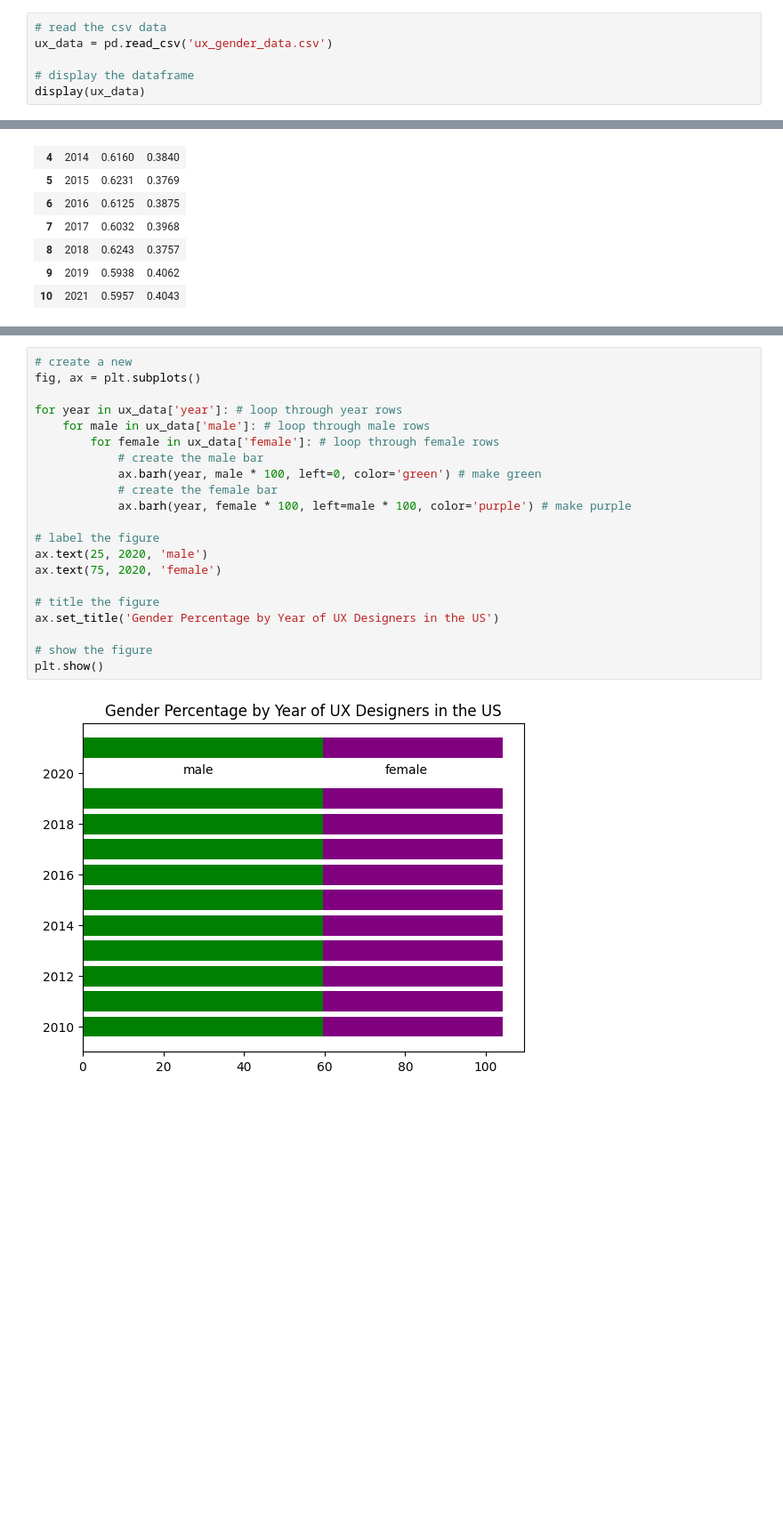
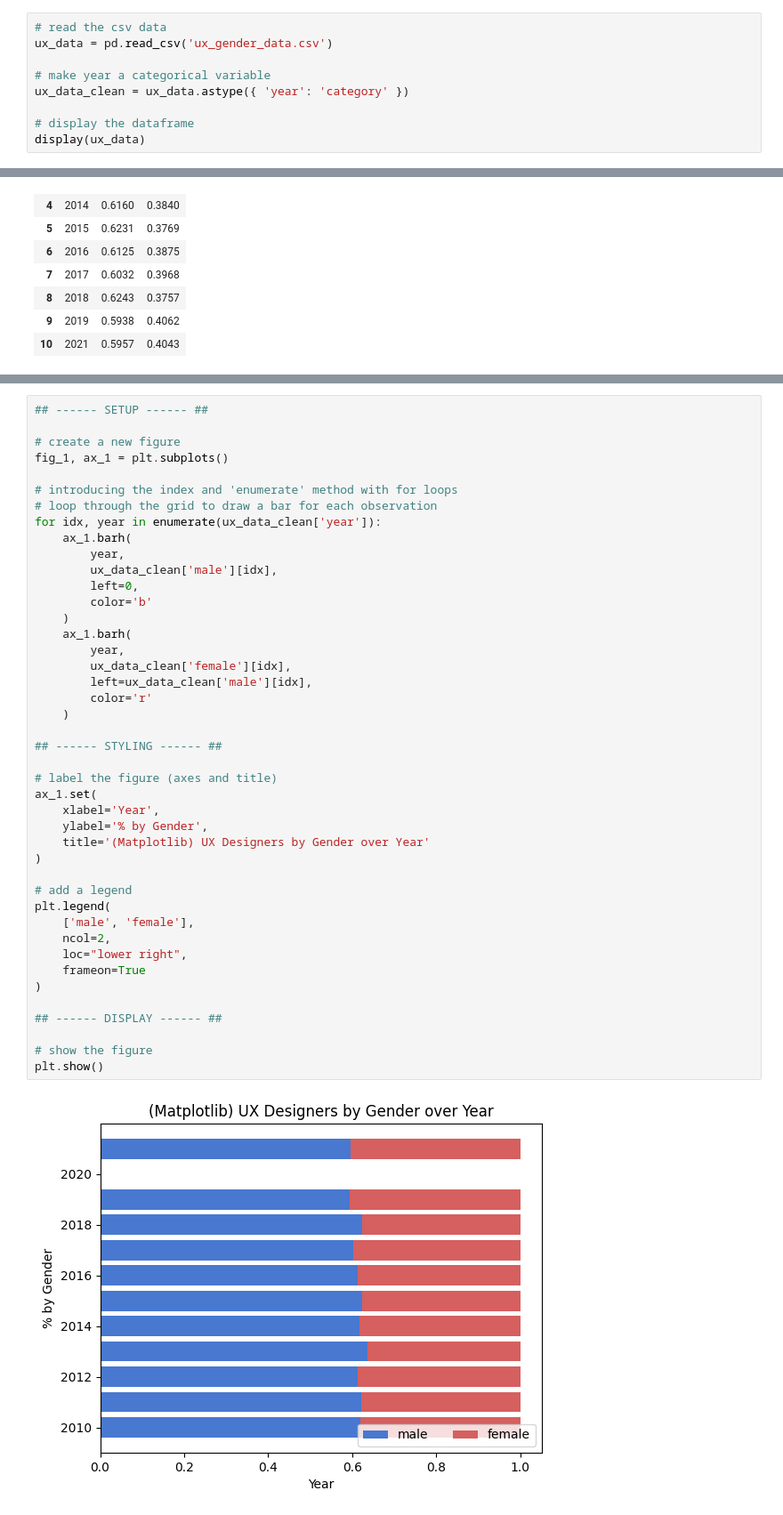
Before and after one commit to nerdygirlcodes/interactive-data, a Jupyter notebook: Challenges/Milicia_SeabornChallenge.ipynb, the cells around one changed output, grey strips where cells are left out. Shown at 89% size. Cells and saved outputs as stored; diff of their text form; blank space fills up the shorter version.

```diff
--- a/Challenges/Milicia_SeabornChallenge.ipynb
+++ b/Challenges/Milicia_SeabornChallenge.ipynb
@@ -14,6 +17,9 @@ import seaborn as sns
 # read the csv data
 ux_data = pd.read_csv('ux_gender_data.csv')
 
+# make year a categorical variable
+ux_data_clean = ux_data.astype({ 'year': 'category' })
+
 # display the dataframe
 display(ux_data)
 # %% [output]
@@ -35,23 +42,45 @@ display(ux_data)
 # %%
-# create a new
-fig, ax = plt.subplots()
+## ------ SETUP ------ ##
 
-for year in ux_data['year']: # loop through year rows
-    for male in ux_data['male']: # loop through male rows
-        for female in ux_data['female']: # loop through female rows
-            # create the male bar
-            ax.barh(year, male * 100, left=0, color='green') # make green
-            # create the female bar
-            ax.barh(year, female * 100, left=male * 100, color='purple') # make purple
+# create a new figure
+fig_1, ax_1 = plt.subplots()
 
-# label the figure
-ax.text(25, 2020, 'male')
-ax.text(75, 2020, 'female')
+# introducing the index and 'enumerate' method with for loops
+# loop through the grid to draw a bar for each observation
+for idx, year in enumerate(ux_data_clean['year']):
+    ax_1.barh(
+        year,
+        ux_data_clean['male'][idx],
+        left=0,
+        color='b'
+    )
+    ax_1.barh(
+        year,
+        ux_data_clean['female'][idx],
+        left=ux_data_clean['male'][idx],
+        color='r'
+    )
 
-# title the figure
-ax.set_title('Gender Percentage by Year of UX Designers in the US')
+## ------ STYLING ------ ##
+
+# label the figure (axes and title)
+ax_1.set(
+    xlabel='Year',
+    ylabel='% by Gender',
+    title='(Matplotlib) UX Designers by Gender over Year'
+)
+
+# add a legend
+plt.legend(
+    ['male', 'female'],
+    ncol=2,
+    loc="lower right",
+    frameon=True
+)
+
+## ------ DISPLAY ------ ##
 
 # show the figure
 plt.show()
 # %% [output]
-[figure, old version]
+[figure, new version]
```
Also changed, not shown: parts of 6 cells of this notebook.
